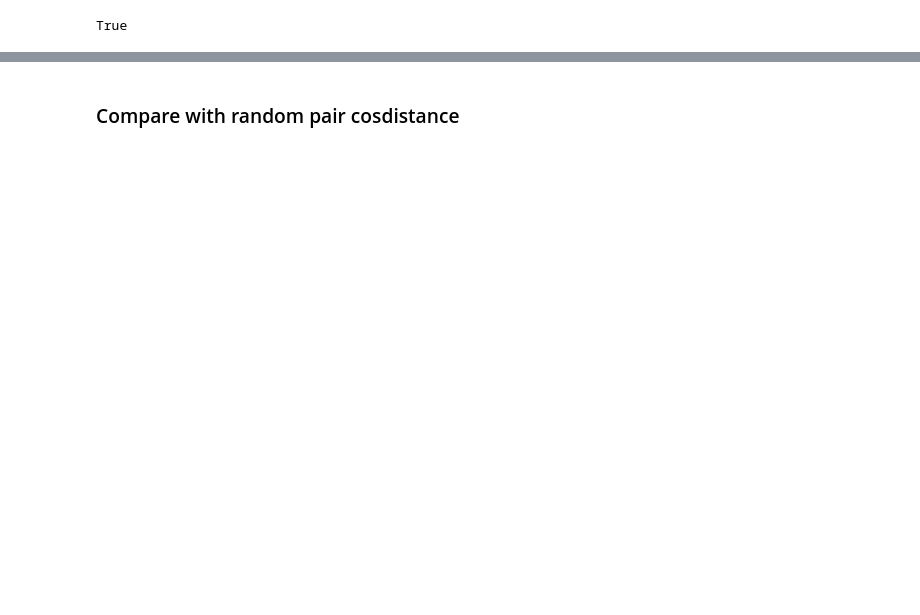
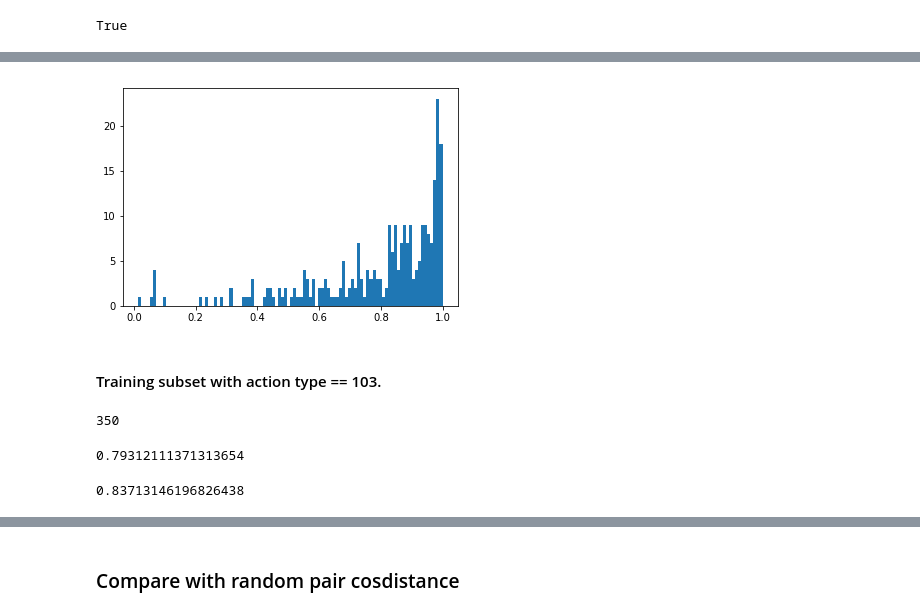
Before and after one commit to yoheikikuta/US-patent-analysis, a Jupyter notebook: notebook/tfidf_nearest.ipynb, the cells around one changed output, grey strips where cells are left out. Saved outputs shown, nothing was run; the diff lists cells and outputs as text; code cells hidden in the pictures; blank space fills up the shorter version.

```diff
--- a/notebook/tfidf_nearest.ipynb
+++ b/notebook/tfidf_nearest.ipynb
@@ -128,0 +218,3 @@ citations_2012_2017 = pd.read_pickle("../data/citations_2012_2017_merged.dat")
+# %%
+app_id_with_102 = set( citations_2012_2017_with_OA[ citations_2012_2017_with_OA['action_type'] == 102 ].app_id_x )
+app_id_with_103 = set( citations_2012_2017_with_OA[ citations_2012_2017_with_OA['action_type'] == 103 ].app_id_x )
@@ -541,0 +738,4 @@ True
+# %%
+cosdis_tr_102 = [calc_cosin_for_one_app(appid) for appid in set(training_app_df.app_id) & app_id_with_102]
+# %%
+cosdis_tr_102 = np.concatenate(cosdis_tr_102).ravel()
@@ -541,0 +750,11 @@ True
+# %%
+plt.hist(cosdis_tr_102, bins=100)
+plt.show()
+# %% [output]
+[figure, added]
+# %% [markdown]
+#### Training subset with action type == 103.
+# %%
+len( set(training_app_df.app_id) & app_id_with_103 )
+# %% [output]
+350
@@ -541,0 +765,8 @@ True
+# %%
+np.mean(cosdis_tr_103)
+# %% [output]
+0.79312111371313654
+# %%
+np.median(cosdis_tr_103)
+# %% [output]
+0.83713146196826438
```
Also changed, not shown: parts of 67 cells of this notebook.
